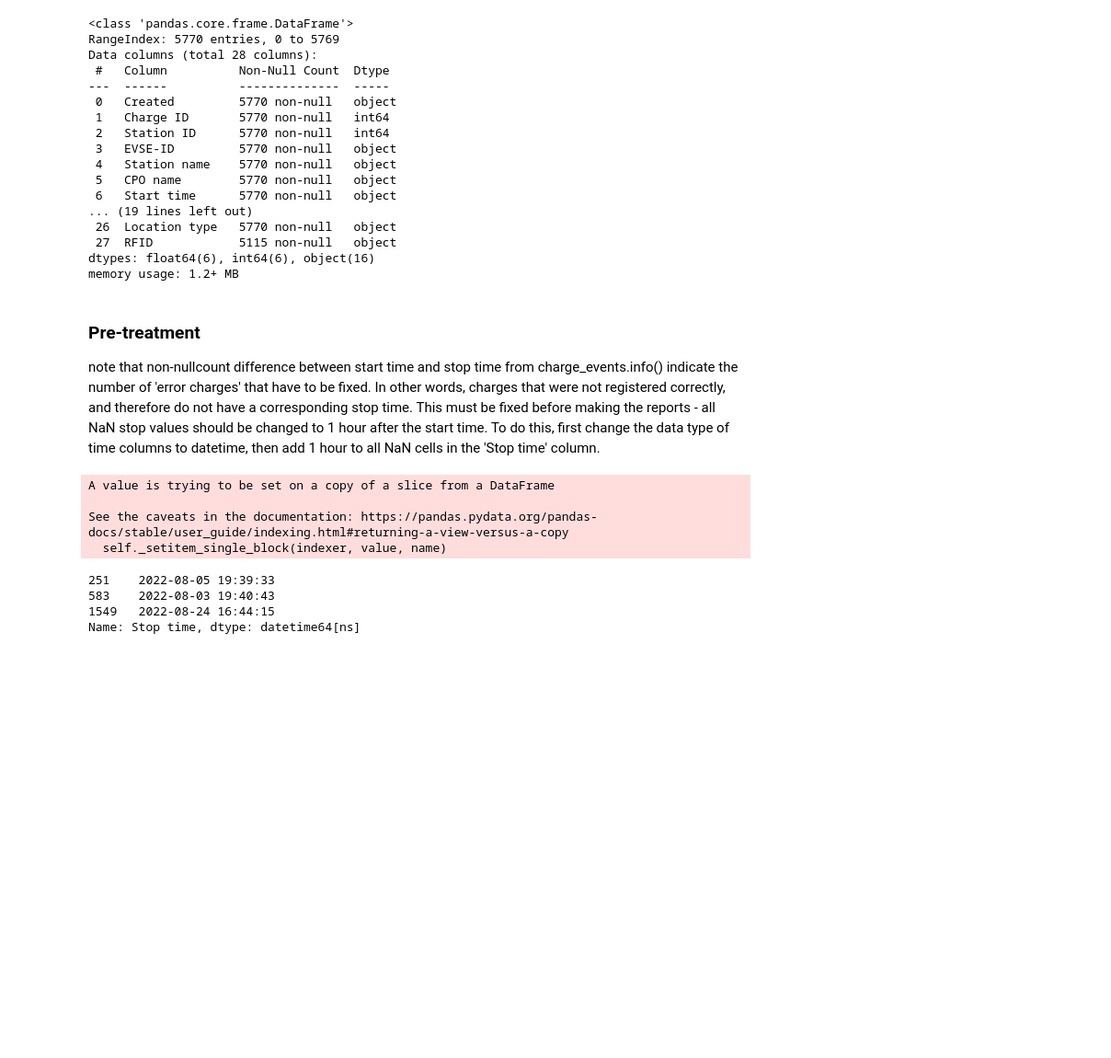
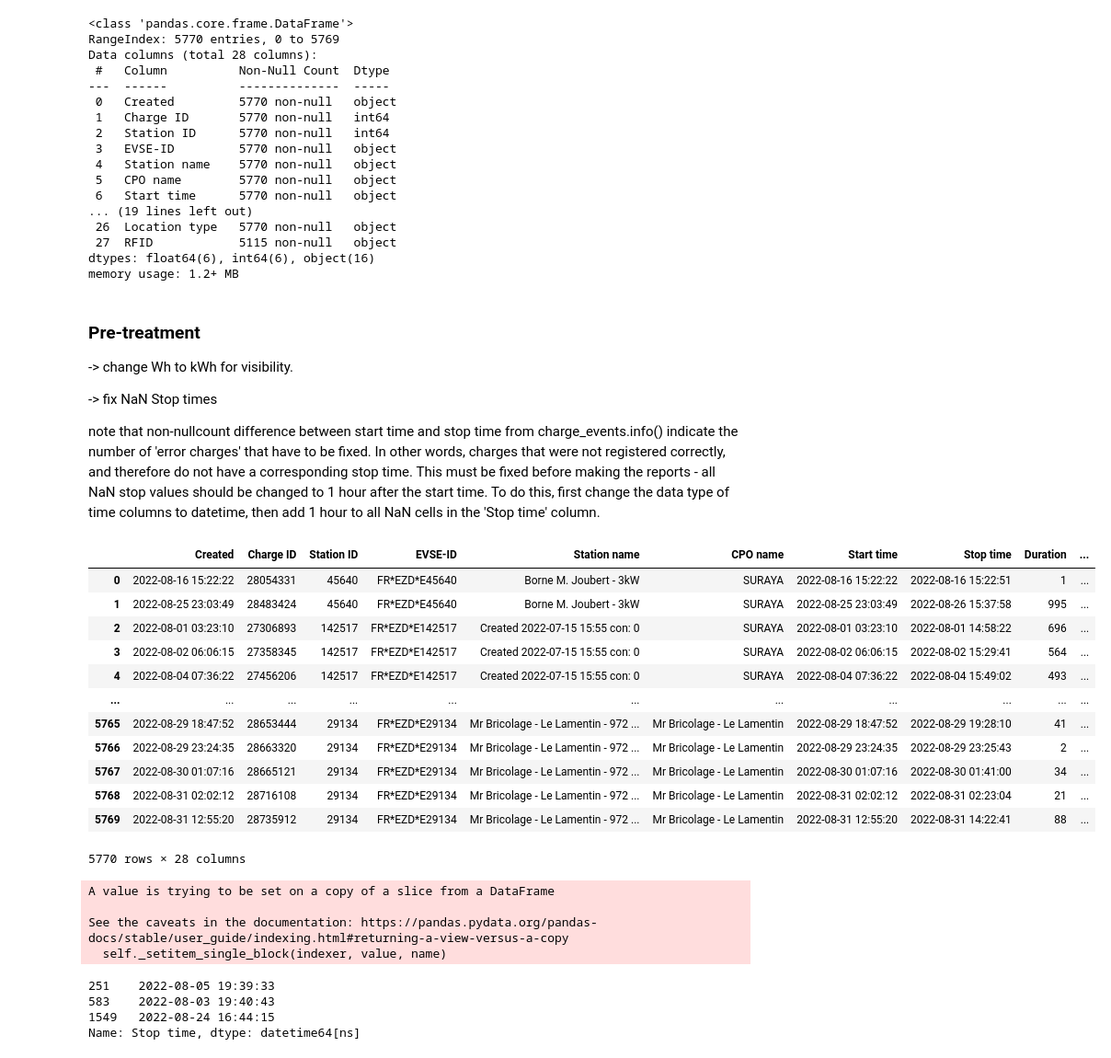
Before and after one commit to Stella-Hadiwidjaja/monthly_reports, a Jupyter notebook: reports.ipynb, the cells around one changed output. Shown at 92% size. Saved outputs shown, nothing was run; the diff lists cells and outputs as text; code cells hidden in the pictures; blank space fills up the shorter version.

```diff
--- a/reports.ipynb
+++ b/reports.ipynb
@@ -43,7 +44,37 @@ dtypes: float64(6), int64(6), object(16)
 memory usage: 1.2+ MB
 # %% [markdown]
 ### Pre-treatment
+
+-> change Wh to kWh for visibility.
+
+
+-> fix NaN Stop times
+
 note that non-nullcount difference between start time and stop time from charge_events.info() indicate the number of 'error charges' that have to be fixed. In other words, charges that were not registered correctly, and therefore do not have a corresponding stop time. This must be fixed before making the reports - all NaN stop values should be changed to 1 hour after the start time. To do this, first change the data type of time columns to datetime, then add 1 hour to all NaN cells in the 'Stop time' column.
+# %%
+charge_events['Energy (Wh)'] = charge_events['Energy (Wh)']/1000
+charge_events.rename(columns = {'Energy (Wh)':'Energy (kWh)'})
+# %% [output]
+|  | Created | Charge ID | Station ID | EVSE-ID | Station name | CPO name | Start time | Stop time | Duration | ... |
+| 0 | 2022-08-16 15:22:22 | 28054331 | 45640 | FR*EZD*E45640 | Borne M. Joubert - 3kW | SURAYA | 2022-08-16 15:22:22 | 2022-08-16 15:22:51 | 1 | ... |
+| 1 | 2022-08-25 23:03:49 | 28483424 | 45640 | FR*EZD*E45640 | Borne M. Joubert - 3kW | SURAYA | 2022-08-25 23:03:49 | 2022-08-26 15:37:58 | 995 | ... |
+| 2 | 2022-08-01 03:23:10 | 27306893 | 142517 | FR*EZD*E142517 | Created 2022-07-15 15:55 con: 0 | SURAYA | 2022-08-01 03:23:10 | 2022-08-01 14:58:22 | 696 | ... |
+| 3 | 2022-08-02 06:06:15 | 27358345 | 142517 | FR*EZD*E142517 | Created 2022-07-15 15:55 con: 0 | SURAYA | 2022-08-02 06:06:15 | 2022-08-02 15:29:41 | 564 | ... |
+| 4 | 2022-08-04 07:36:22 | 27456206 | 142517 | FR*EZD*E142517 | Created 2022-07-15 15:55 con: 0 | SURAYA | 2022-08-04 07:36:22 | 2022-08-04 15:49:02 | 493 | ... |
+| ... | ... | ... | ... | ... | ... | ... | ... | ... | ... | ... |
+| 5765 | 2022-08-29 18:47:52 | 28653444 | 29134 | FR*EZD*E29134 | Mr Bricolage - Le Lamentin - 972 ... | Mr Bricolage - Le Lamentin | 2022-08-29 18:47:52 | 2022-08-29 19:28:10 | 41 | ... |
+| 5766 | 2022-08-29 23:24:35 | 28663320 | 29134 | FR*EZD*E29134 | Mr Bricolage - Le Lamentin - 972 ... | Mr Bricolage - Le Lamentin | 2022-08-29 23:24:35 | 2022-08-29 23:25:43 | 2 | ... |
+| 5767 | 2022-08-30 01:07:16 | 28665121 | 29134 | FR*EZD*E29134 | Mr Bricolage - Le Lamentin - 972 ... | Mr Bricolage - Le Lamentin | 2022-08-30 01:07:16 | 2022-08-30 01:41:00 | 34 | ... |
+| 5768 | 2022-08-31 02:02:12 | 28716108 | 29134 | FR*EZD*E29134 | Mr Bricolage - Le Lamentin - 972 ... | Mr Bricolage - Le Lamentin | 2022-08-31 02:02:12 | 2022-08-31 02:23:04 | 21 | ... |
+| 5769 | 2022-08-31 12:55:20 | 28735912 | 29134 | FR*EZD*E29134 | Mr Bricolage - Le Lamentin - 972 ... | Mr Bricolage - Le Lamentin | 2022-08-31 12:55:20 | 2022-08-31 14:22:41 | 88 | ... |
+5770 rows × 28 columns
 # %%
 time_24 = ['Created','Stop time','Start time']
 charge_events[time_24] = charge_events[time_24].apply(pd.to_datetime,format = '%Y-%m-%d %H:%M:%S')
+missing_stop_time_idx = np.where(charge_events['Stop time'].isnull())
+charge_events['Stop time'].loc[missing_stop_time_idx] = charge_events['Start time'].loc[missing_stop_time_idx]+timedelta(hours=1) #adding 1 hour to NaN values
+# %% [output]
+A value is trying to be set on a copy of a slice from a DataFrame
+
+See the caveats in the documentation: https://pandas.pydata.org/pandas-docs/stable/user_guide/indexing.html#returning-a-view-versus-a-copy
+  self._setitem_single_block(indexer, value, name)
@@ -52,10 +81,3 @@ missing_stop_time_idx = np.where(charge_events['Stop time'].isnull())
-# %%
-charge_events['Stop time'].loc[missing_stop_time_idx] = charge_events['Start time'].loc[missing_stop_time_idx]+timedelta(hours=1) #adding 1 hour to NaN values
-# %% [output]
-A value is trying to be set on a copy of a slice from a DataFrame
-
-See the caveats in the documentation: https://pandas.pydata.org/pandas-docs/stable/user_guide/indexing.html#returning-a-view-versus-a-copy
-  self._setitem_single_block(indexer, value, name)
 # %%
 charge_events['Stop time'].loc[missing_stop_time_idx ]
 # %% [output]
```
Also changed, not shown: parts of 8 cells of this notebook.
